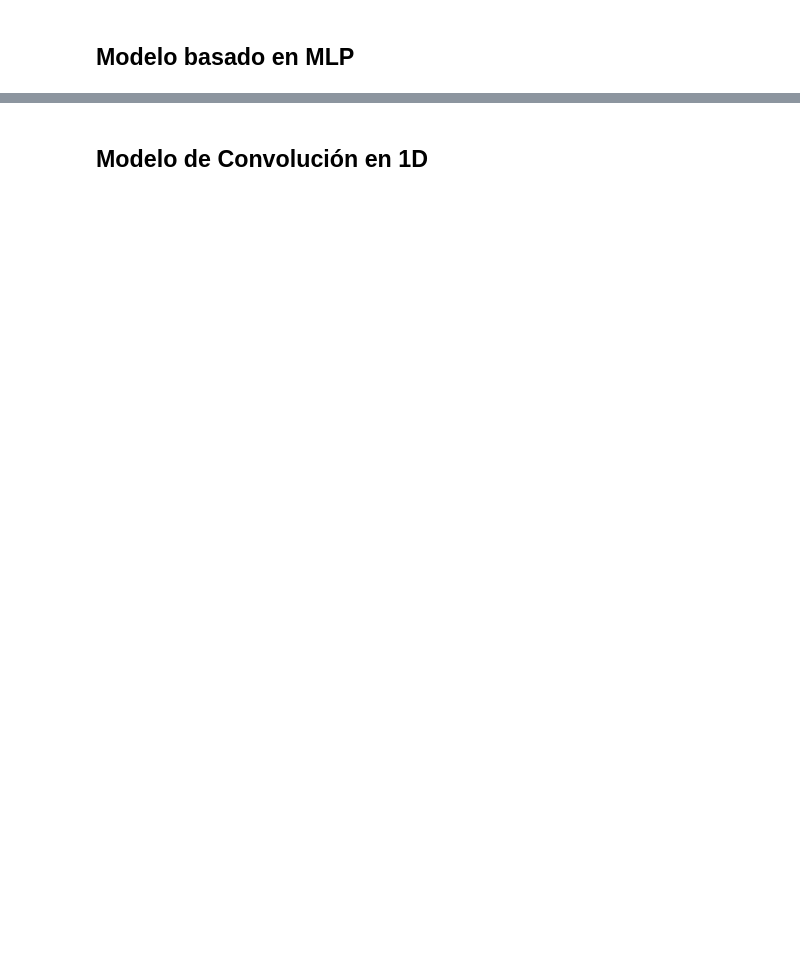
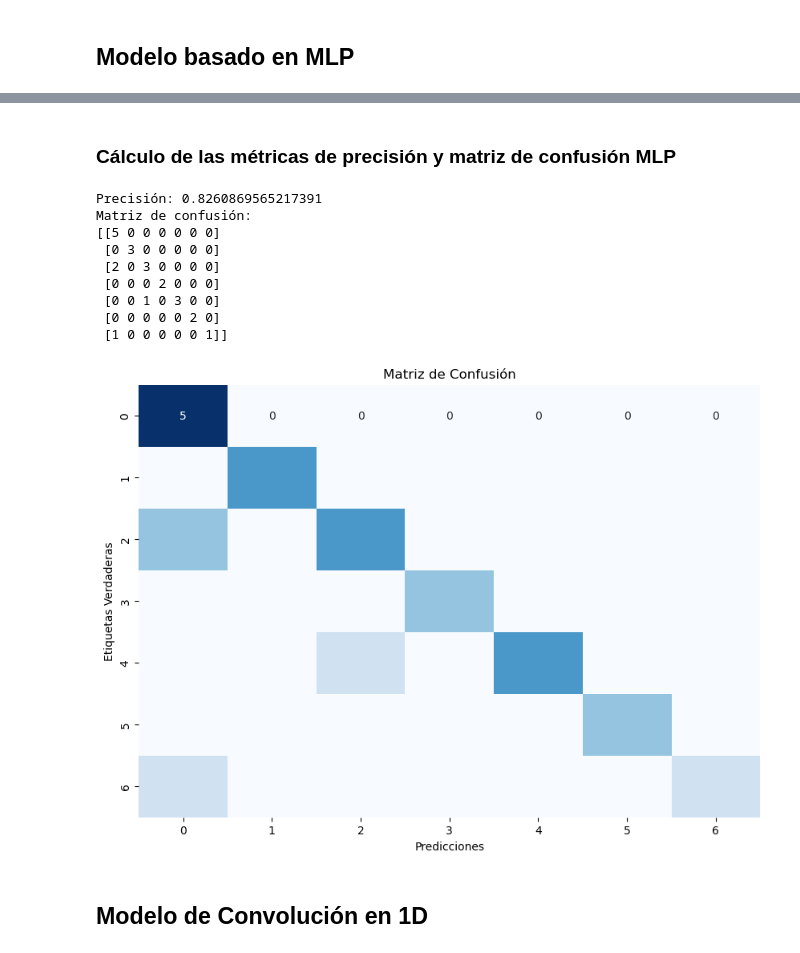
Before and after one commit to Sebastian-Cely/M1-Procesamiento-datos-secuenciales, a Jupyter notebook: notebooks/recurrent_model.ipynb, the cells around one changed output, grey strips where cells are left out. Saved outputs shown, nothing was run; the diff lists cells and outputs as text; code cells hidden in the pictures; blank space fills up the shorter version.

```diff
--- a/notebooks/recurrent_model.ipynb
+++ b/notebooks/recurrent_model.ipynb
@@ -349,0 +703,13 @@ Pérdida del modelo MLPRegressor: 0.004288964954093497
+# %%
+# Compilación del modelo MLP
+# Necesitas aplanar los datos para que tengan forma (n_samples, n_timesteps * n_features)
+
+X_train_flattened = X_train.reshape(X_train.shape[0], -1)
+X_test_flattened = X_test.reshape(X_test.shape[0], -1)
+
+# Ahora puedes usar X_train_flattened y X_test_flattened con modelos que esperan datos de dos dimensiones
+from sklearn.neural_network import MLPClassifier
+
+model = MLPClassifier(hidden_layer_sizes=(100,), max_iter=200, alpha=0.01, solver='adam', random_state=42)
+
+# No hay necesidad de compilar, directamente entrenas el modelo con tus datos
@@ -350,3 +756,49 @@ Pérdida del modelo MLPRegressor: 0.004288964954093497
+# %% [markdown]
+### Cálculo de las métricas de precisión y matriz de confusión MLP
+# %%
+# Cálculos de las metrícas de precisión y matriz de confusión MLP
+# Aplanar los datos de entrada para que sean bidimensionales
+X_test_flattened = X_test.reshape(X_test.shape[0], -1)
+
+# Realizar predicciones con el modelo ya aplanado
+predicciones_probabilidades = model.predict(X_test_flattened)
+
+# El resto de tu código para calcular precisión y matriz de confusión puede permanecer igual,
+# asumiendo que tus etiquetas `y_test` ya están en el formato correcto para ser comparadas con `predicciones_etiquetas`.
+
+# Convertir las probabilidades en etiquetas predichas tomando la clase con la mayor probabilidad
+predicciones_etiquetas = np.argmax(predicciones_probabilidades, axis=1)
+
+# Si tus etiquetas verdaderas (y_test) están en formato one-hot, también necesitas convertirlas a etiquetas enteras
+etiquetas_verdaderas = np.argmax(y_test, axis=1)
+
+# Cálculo de la precisión
+precision = accuracy_score(etiquetas_verdaderas, predicciones_etiquetas)
+print(f'Precisión: {precision}')
+
+# Cálculo de la matriz de confusión
+matriz_confusion = confusion_matrix(etiquetas_verdaderas, predicciones_etiquetas)
+print('Matriz de confusión:')
+print(matriz_confusion)
+
+# Visualización de la matriz de confusión como un mapa de calor
+plt.figure(figsize=(10, 7))
+sns.heatmap(matriz_confusion, annot=True, fmt='d', cmap='Blues', cbar=False)
+plt.xlabel('Predicciones')
+plt.ylabel('Etiquetas Verdaderas')
+plt.title('Matriz de Confusión')
+plt.show()
+# %% [output]
+Precisión: 0.8260869565217391
+Matriz de confusión:
+[[5 0 0 0 0 0 0]
+ [0 3 0 0 0 0 0]
+ [2 0 3 0 0 0 0]
+ [0 0 0 2 0 0 0]
+ [0 0 1 0 3 0 0]
+ [0 0 0 0 0 2 0]
+ [1 0 0 0 0 0 1]]
+[figure, added]
 # %% [markdown]
 ## Modelo de Convolución en 1D
 # %%
```
Also changed, not shown: parts of 66 cells of this notebook, 3 other files.
